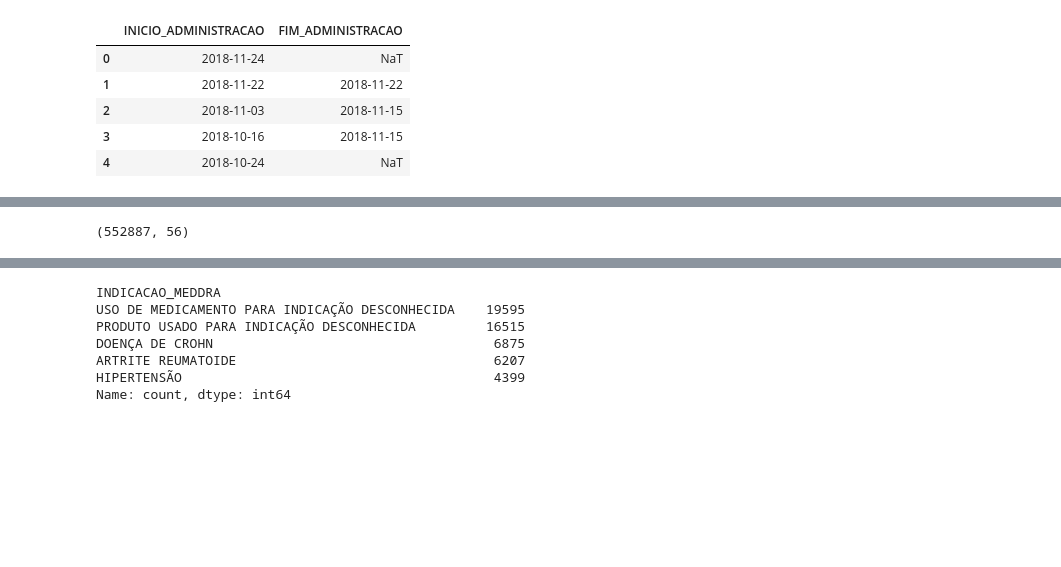
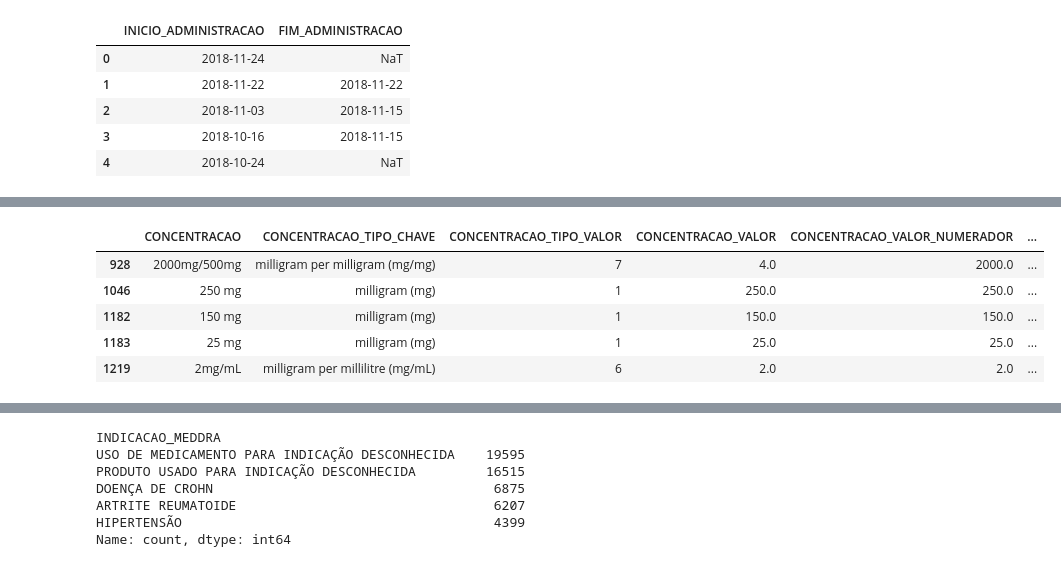
Before and after one commit to mlab-inf-ufrgs/vigimed, a Jupyter notebook: src/medicamentos/elt_fat_medicamentos_new.ipynb, the cells around one changed output, grey strips where cells are left out. Saved outputs shown, nothing was run; the diff lists cells and outputs as text; code cells hidden in the pictures; blank space fills up the shorter version.

```diff
--- a/src/medicamentos/elt_fat_medicamentos_new.ipynb
+++ b/src/medicamentos/elt_fat_medicamentos_new.ipynb
@@ -331,11 +277,0 @@ hist_silver.shape
-# %%
-hist_silver = fuzzy_merge(
-    hist_dim_forma_farmaceutica,
-    hist_silver,
-    on="FORMA_FARMACEUTICA",
-    threshold=95,
-    suffix="",
-    dedupe_on=False,
-)
-hist_silver['FORMA_FARMACEUTICA_VALOR'] = hist_silver['FORMA_FARMACEUTICA_VALOR'].fillna('DESCONHECIDO')
-hist_silver['FORMA_FARMACEUTICA_CHAVE'] = hist_silver['FORMA_FARMACEUTICA_CHAVE'].fillna(0)
@@ -384,11 +277,0 @@ silver.shape
-# %%
-hist_silver = fuzzy_merge(
-    hist_dim_detentor_registro,
-    hist_silver,
-    on="DETENTOR_REGISTRO",
-    threshold=95,
-    suffix="",
-    dedupe_on=False,
-)
-hist_silver['DETENTOR_REGISTRO_VALOR'] = hist_silver['DETENTOR_REGISTRO_VALOR'].fillna('DESCONHECIDO')
-hist_silver['DETENTOR_REGISTRO_CHAVE'] = hist_silver['DETENTOR_REGISTRO_CHAVE'].fillna(0)
@@ -407,7 +280,7 @@ silver.shape
 # %%
 from utils.med_normalize_via_adm import normalizar_via_fuzzy
 # %%
-hist_silver["VIA_ADMINISTRACAO_CHAVE_VALOR"] = (
+hist_silver["VIA_ADMINISTRACAO_CHAVE"] = (
     hist_silver["VIA_ADMINISTRACAO"]
     .astype(str)
     .apply(lambda txt: normalizar_via_fuzzy(
@@ -417,7 +290,7 @@ hist_silver["VIA_ADMINISTRACAO_CHAVE_VALOR"] = (
     ))
 )
 
-hist_silver["VIA_ADMINISTRACAO_MAE_PAI_VALOR"] = (
+hist_silver["VIA_ADMINISTRACAO_MAE_PAI_CHAVE"] = (
     hist_silver["VIA_ADMINISTRACAO_MAE_PAI"]
     .astype(str)
     .apply(lambda txt: normalizar_via_fuzzy(
@@ -444,4 +356,11 @@ hist_silver = normalize_concentracao(hist_silver, col="CONCENTRACAO")
 # %%
-hist_silver.shape
+hist_silver.query("CONCENTRACAO_TIPO_CHAVE!='desconhecido'")[['CONCENTRACAO','CONCENTRACAO_TIPO_CHAVE',
+       'CONCENTRACAO_TIPO_VALOR', 'CONCENTRACAO_VALOR',
+       'CONCENTRACAO_VALOR_NUMERADOR', 'CONCENTRACAO_VALOR_DENOMINADOR']].head()
 # %% [output]
-(552887, 56)
+|  | CONCENTRACAO | CONCENTRACAO_TIPO_CHAVE | CONCENTRACAO_TIPO_VALOR | CONCENTRACAO_VALOR | CONCENTRACAO_VALOR_NUMERADOR | ... |
+| 928 | 2000mg/500mg | milligram per milligram (mg/mg) | 7 | 4.0 | 2000.0 | ... |
+| 1046 | 250 mg | milligram (mg) | 1 | 250.0 | 250.0 | ... |
+| 1182 | 150 mg | milligram (mg) | 1 | 150.0 | 150.0 | ... |
+| 1183 | 25 mg | milligram (mg) | 1 | 25.0 | 25.0 | ... |
+| 1219 | 2mg/mL | milligram per millilitre (mg/mL) | 6 | 2.0 | 2.0 | ... |
```
Also changed, not shown: parts of 82 cells of this notebook, 14 other files.
